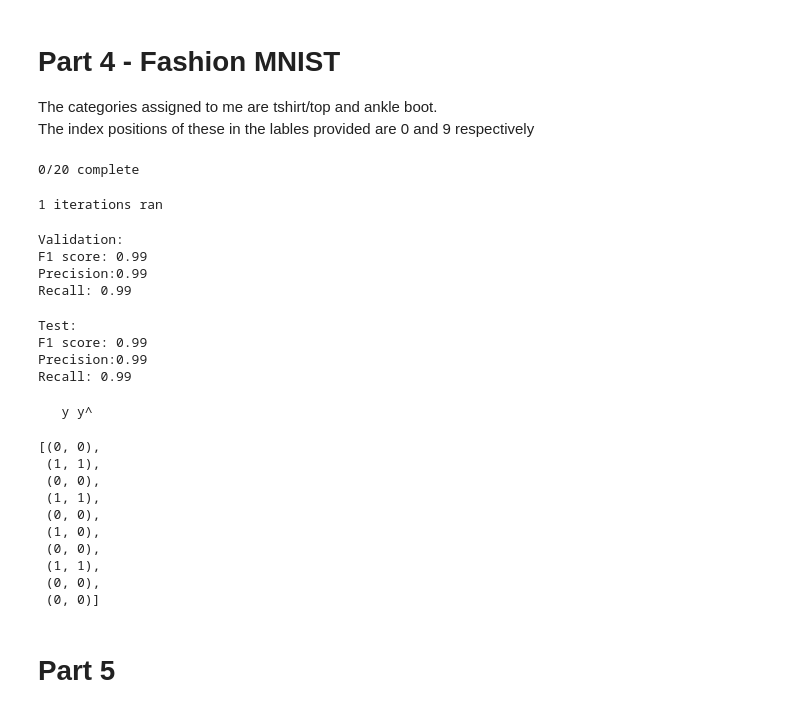
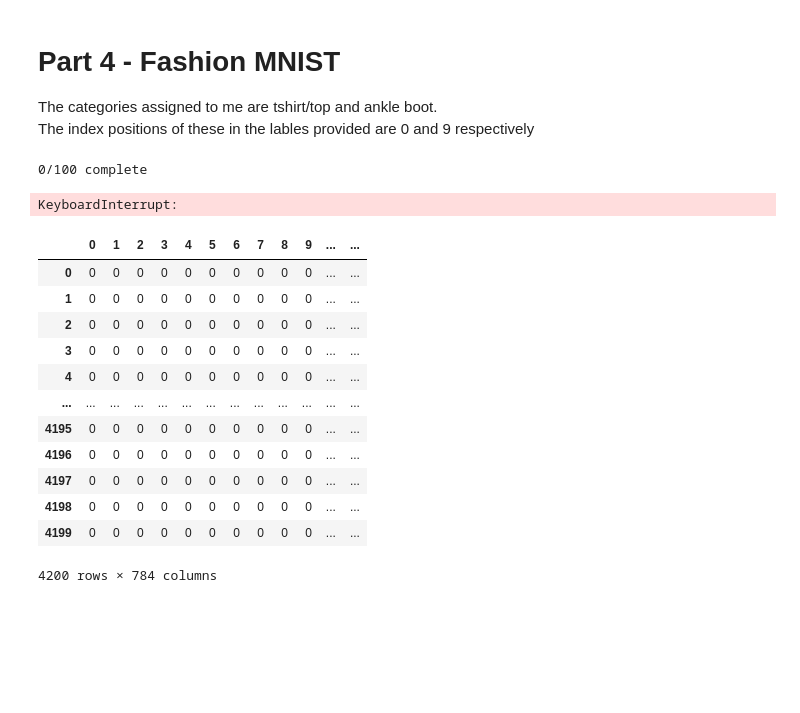
Before and after one commit to PhilOConnor/DeepLearning, a Jupyter notebook: Assignment 1.ipynb, the cells around one changed output. Cells and saved outputs as stored; diff of their text form; code cells hidden in the pictures; blank space fills up the shorter version.

Commit message:
Started work on part 5 - deep neural network

```diff
--- a/Assignment 1.ipynb
+++ b/Assignment 1.ipynb
@@ -479,14 +482,8 @@ def load_mnist(path, kind='train'):
 #             The number at index i indicates the label of the ith image in the array data.
 # %%
 (train_imgs, train_labels) = load_mnist("fashion-mnist/data/fashion/")
-
 label_names = ['T-shirt/top', 'Trouser' , 'Pullover', 'Dress', 'Coat', 'Sandal', 'Shirt', 'Sneaker', 'Bag', 'Ankle boot']
-full_df =pd.DataFrame(train_imgs)
-full_df['labels'] = train_labels
-df = full_df[full_df['labels']==0]
-df = df.append(full_df[full_df['labels']==9])
+indexs = [train_labels == 9|0]
 # %%
-# RE-encoding the lables for the logistic regressor
-# tshirt/top = 0
-# Ankle boot = 1
-df.loc[df.labels == 9 ,'labels']=1
+df = pd.DataFrame(train_imgs[indexs])
+df['labels'] = train_labels[indexs]
@@ -493,5 +492,4 @@ df.loc[df.labels == 9 ,'labels']=1
 # %%
-X_train, X_test, y_train, y_test = train_test_split(df.iloc[:,:-1], df.iloc[:,-1], test_size=0.30, random_state=42)
-X_train, X_val, y_train, y_val = train_test_split(X_train, y_train, test_size=0.30, random_state=42)
+X_train, X_val, y_train, y_val = train_test_split(df.iloc[:,:-1], df.iloc[:,-1], test_size=0.30, random_state=42)
 # %%
 n_inputs = len(X_train.columns)
@@ -501,50 +496,9 @@ sample_y = y_train[indexes]
 # %%
 fashion_nn = shallow_net()
 
-fashion_nn.network_layout(n_inputs, 40,1, seed=20)
+fashion_nn.network_layout(n_inputs, n_inputs,1, seed=80)
 
-fashion_nn.fit(X_train, y_train, alpha=0.01, n_iter=20, thresh = 1e-9)
+fashion_nn.fit(X_train, y_train, alpha=0.4, n_iter=100, thresh = 1e-6)
 # %% [output]
-0/20 complete
+0/100 complete
-1 iterations ran
+KeyboardInterrupt:
-# %%
-preds_val = fashion_nn.predict(X_val)
-
-f1 = f1_score(y_val, preds_val)
-prec = precision_score(y_val, preds_val)
-rec = recall_score(y_val, preds_val)
-print(f"Validation:\nF1 score: {np.round(f1,2)}\nPrecision:{np.round(prec,2)}\nRecall: {np.round(rec,2)}")
-# %% [output]
-Validation:
-F1 score: 0.99
-Precision:0.99
-Recall: 0.99
-# %%
-test_preds = fashion_nn.predict(X_test)
-
-f1 = f1_score(y_test, test_preds)
-prec = precision_score(y_test, test_preds)
-rec = recall_score(y_test, test_preds)
-print(f"Test:\nF1 score: {np.round(f1,2)}\nPrecision:{np.round(prec,2)}\nRecall: {np.round(rec,2)}")
-# %% [output]
-Test:
-F1 score: 0.99
-Precision:0.99
-Recall: 0.99
-# %%
-print('   y','y^')
-[i for i in zip(y_test[:10], test_preds[:10])]
-# %% [output]
-   y y^
-[(0, 0),
- (1, 1),
- (0, 0),
- (1, 1),
- (0, 0),
- (1, 0),
- (0, 0),
- (1, 1),
- (0, 0),
- (0, 0)]
-# %% [markdown]
-# Part 5
@@ -699,0 +505,16 @@ class shallow_net():
+# %%
+pd.DataFrame(X_train)
+# %% [output]
+|  | 0 | 1 | 2 | 3 | 4 | 5 | 6 | 7 | 8 | 9 | ... | ... |
+| 0 | 0 | 0 | 0 | 0 | 0 | 0 | 0 | 0 | 0 | 0 | ... | ... |
+| 1 | 0 | 0 | 0 | 0 | 0 | 0 | 0 | 0 | 0 | 0 | ... | ... |
+| 2 | 0 | 0 | 0 | 0 | 0 | 0 | 0 | 0 | 0 | 0 | ... | ... |
+| 3 | 0 | 0 | 0 | 0 | 0 | 0 | 0 | 0 | 0 | 0 | ... | ... |
+| 4 | 0 | 0 | 0 | 0 | 0 | 0 | 0 | 0 | 0 | 0 | ... | ... |
+| ... | ... | ... | ... | ... | ... | ... | ... | ... | ... | ... | ... | ... |
+| 4195 | 0 | 0 | 0 | 0 | 0 | 0 | 0 | 0 | 0 | 0 | ... | ... |
+| 4196 | 0 | 0 | 0 | 0 | 0 | 0 | 0 | 0 | 0 | 0 | ... | ... |
+| 4197 | 0 | 0 | 0 | 0 | 0 | 0 | 0 | 0 | 0 | 0 | ... | ... |
+| 4198 | 0 | 0 | 0 | 0 | 0 | 0 | 0 | 0 | 0 | 0 | ... | ... |
+| 4199 | 0 | 0 | 0 | 0 | 0 | 0 | 0 | 0 | 0 | 0 | ... | ... |
+4200 rows × 784 columns
```
Also changed, not shown: parts of 11 cells of this notebook.
